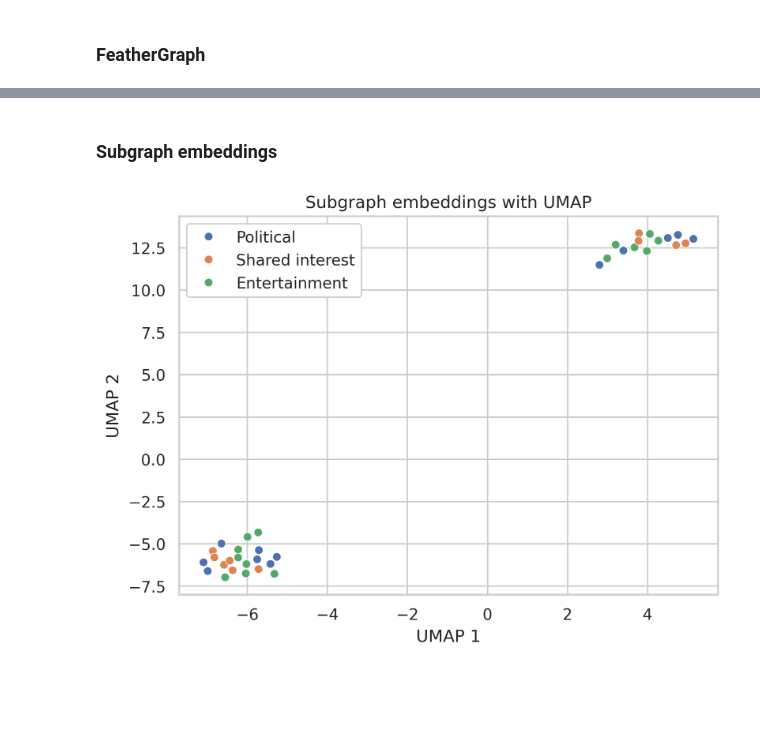
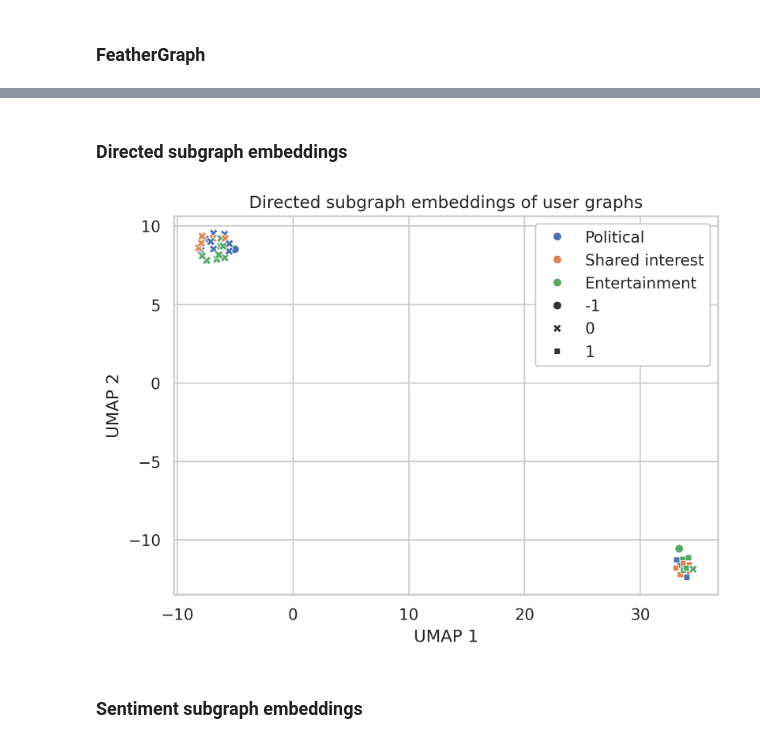
Before and after one commit to Marcus-Friis/thesis, a Jupyter notebook: notebooks/embedding_result.ipynb, the cells around one changed output, grey strips where cells are left out. Saved outputs shown, nothing was run; the diff lists cells and outputs as text; code cells hidden in the pictures; blank space fills up the shorter version.

```diff
--- a/notebooks/embedding_result.ipynb
+++ b/notebooks/embedding_result.ipynb
@@ -92,25 +119,29 @@ plt.savefig('../figures/embeddings/graph2vec.pgf', format='pgf', bbox_inches='ti
 # %% [markdown]
-### Subgraph embeddings
+### Directed subgraph embeddings
 # %%
-subgraph_data = json.load(open('../data/fsm/subgraph_data/lcc.json'))
+subgraph_data = json.load(open('../data/fsm/subgraph_data/lcc_directed.json'))
 
 # extract motif matrix
 subgraph_matrix = [subgraph['graph_occurrences'] for subgraph in subgraph_data]
-X = np.array(subgraph_matrix, dtype=np.int32).T
+embs = np.array(subgraph_matrix, dtype=np.int32).T
 
 # dimensionality reduction
-embs_pca = PCA(n_components=2).fit_transform(X)
-embs_umap = UMAP(n_components=2, random_state=42).fit_transform(X)
-
-x = embs_umap
-
-fig, ax = plt.subplots()
-sns.scatterplot(x=x[:, 0], y=x[:, 1], hue=categories, ax=ax)
-ax.set_title('Subgraph embeddings with UMAP')
-ax.set_xlabel('UMAP 1')
-ax.set_ylabel('UMAP 2')
-
-plt.tight_layout()
-plt.savefig('../figures/embeddings/subgraph.pgf', format='pgf', bbox_inches='tight')
+embs_pca = PCA(n_components=2).fit_transform(embs)
+embs_umap = UMAP(n_components=2, random_state=42).fit_transform(embs)
-# %% [output]
-[figure, removed]
+# %%
+hdbscan = HDBSCAN()
+hdbscan.fit(embs)
+labels = hdbscan.labels_
+# %%
+fig, ax = plt.subplots()
+sns.scatterplot(x=embs_umap[:, 0], y=embs_umap[:, 1], hue=categories, style=labels, ax=ax)
+ax.set_title('Directed subgraph embeddings of user graphs')
+ax.set_xlabel('UMAP 1')
+ax.set_ylabel('UMAP 2')
+
+plt.tight_layout()
+plt.savefig('../figures/embeddings/directed_subgraph.pgf', format='pgf', bbox_inches='tight')
+# %% [output]
+[figure, added]
+# %% [markdown]
+### Sentiment subgraph embeddings
```
Also changed, not shown: parts of 18 cells of this notebook, 5 other files.
